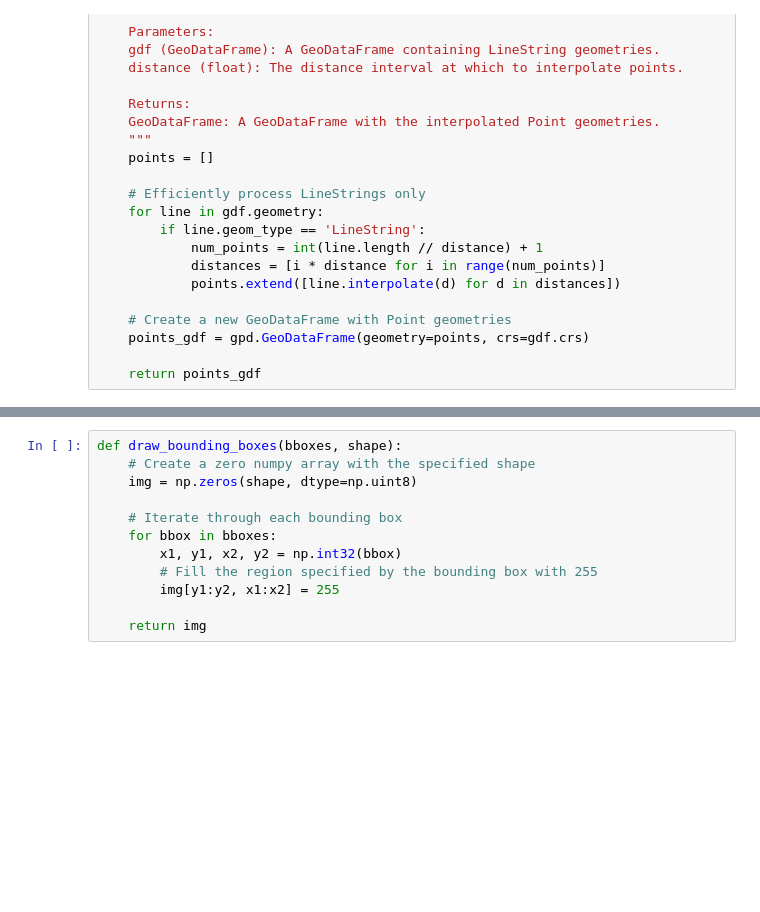
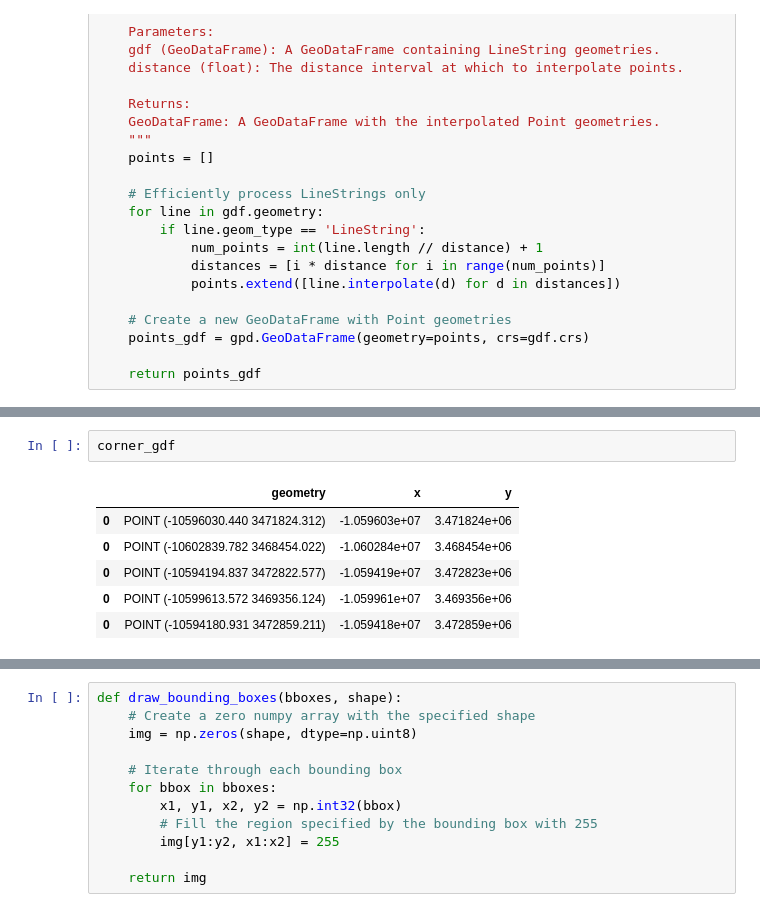
Before and after one commit to f-haces/RECTDNN, a Jupyter notebook: TileGeoreferencing.ipynb, the cells around one changed output, grey strips where cells are left out. Cells and saved outputs as stored; diff of their text form; blank space fills up the shorter version.

```diff
--- a/TileGeoreferencing.ipynb
+++ b/TileGeoreferencing.ipynb
@@ -686,0 +445,9 @@ NameError: name 'model' is not defined
+# %%
+corner_gdf
+# %% [output]
+|  | geometry | x | y |
+| 0 | POINT (-10596030.440 3471824.312) | -1.059603e+07 | 3.471824e+06 |
+| 0 | POINT (-10602839.782 3468454.022) | -1.060284e+07 | 3.468454e+06 |
+| 0 | POINT (-10594194.837 3472822.577) | -1.059419e+07 | 3.472823e+06 |
+| 0 | POINT (-10599613.572 3469356.124) | -1.059961e+07 | 3.469356e+06 |
+| 0 | POINT (-10594180.931 3472859.211) | -1.059418e+07 | 3.472859e+06 |
```
Also changed, not shown: parts of 12 cells of this notebook, 10 other files.
